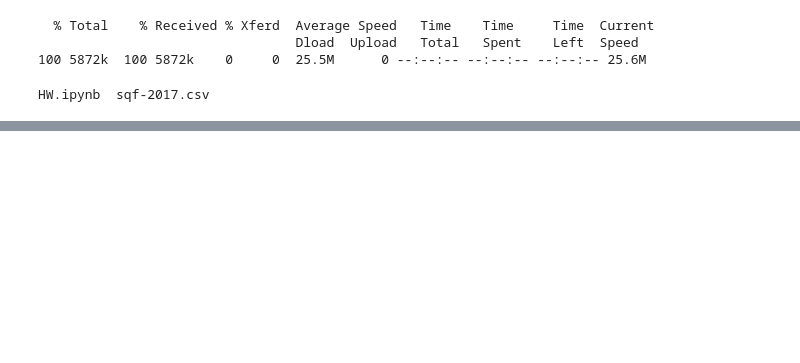
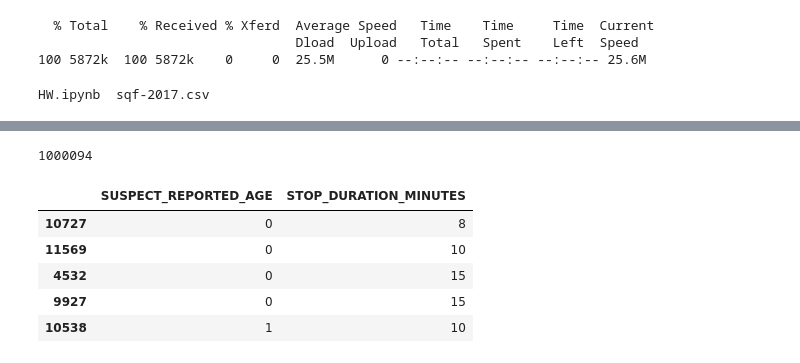
Before and after one commit to sarahJune1/PUI2018_sjs909, a Jupyter notebook: HW3_sjs909/HW.ipynb, the cells around one changed output, grey strips where cells are left out. Saved outputs shown, nothing was run; the diff lists cells and outputs as text; code cells hidden in the pictures; blank space fills up the shorter version.

```diff
--- a/HW3_sjs909/HW.ipynb
+++ b/HW3_sjs909/HW.ipynb
@@ -38,0 +76,5 @@ os.environ["PUIDATA"]
+# %%
+#count how many rows, those are the data points
+sqf.size
+# %% [output]
+1000094
@@ -38,0 +84,9 @@ os.environ["PUIDATA"]
+# %%
+sqf_2c.head()
+# %% [output]
+|  | SUSPECT_REPORTED_AGE | STOP_DURATION_MINUTES |
+| 10727 | 0 | 8 |
+| 11569 | 0 | 10 |
+| 4532 | 0 | 15 |
+| 9927 | 0 | 15 |
+| 10538 | 1 | 10 |
```
Also changed, not shown: parts of 13 cells of this notebook.
